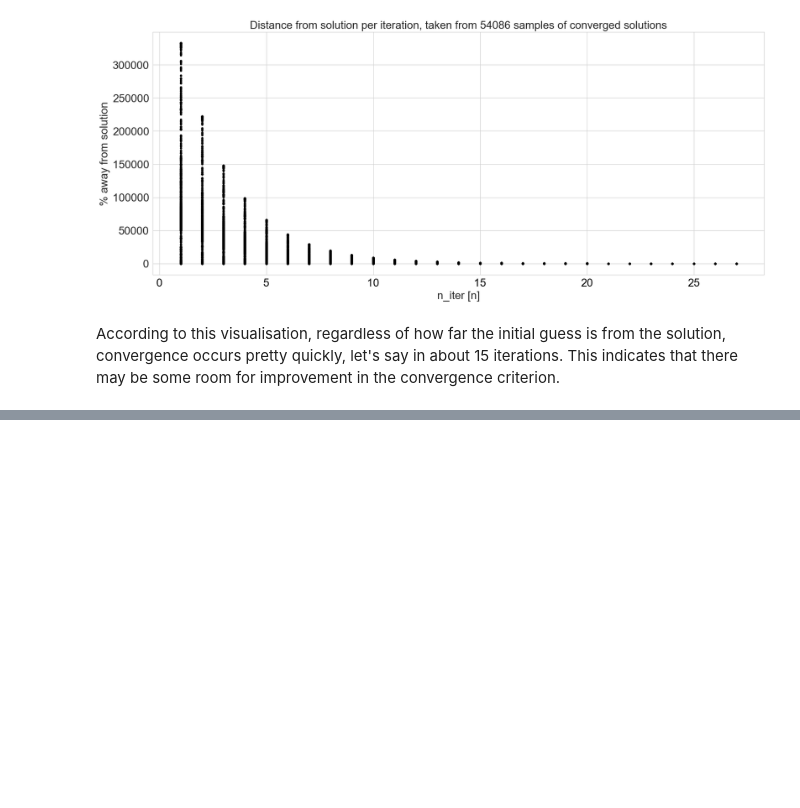
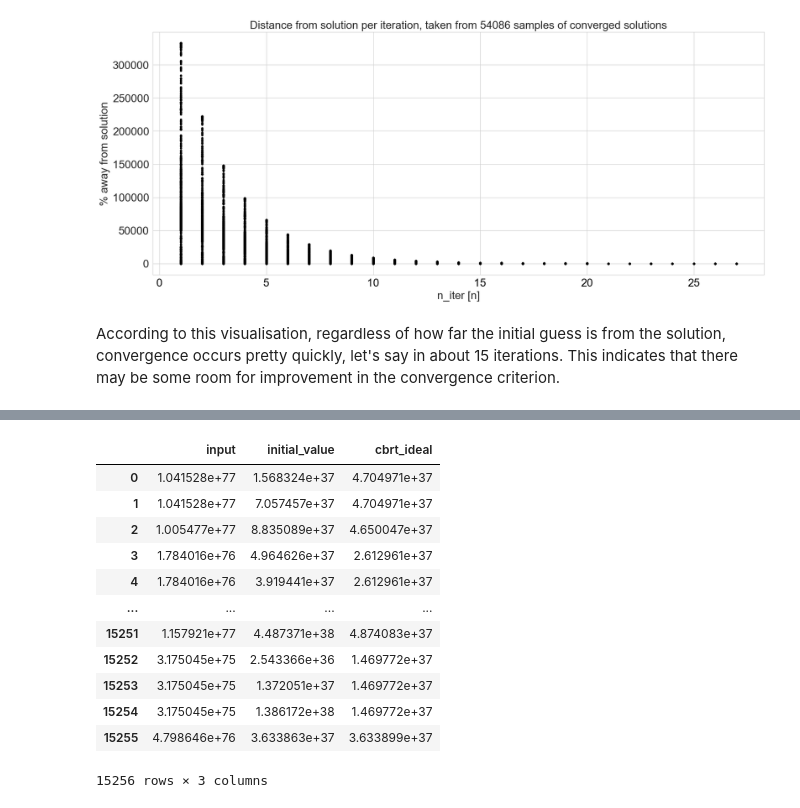
Before and after one commit to curvefi/tricrypto-ng, a Jupyter notebook: analysis/cbrt/report_cbrt.ipynb, the cells around one changed output, grey strips where cells are left out. Saved outputs shown, nothing was run; the diff lists cells and outputs as text; code cells hidden in the pictures; blank space fills up the shorter version.

Commit message:
refactor: add non_convergences analyses to a single notebook

```diff
--- a/analysis/cbrt/report_cbrt.ipynb
+++ b/analysis/cbrt/report_cbrt.ipynb
@@ -273,0 +286,18 @@ According to this visualisation, regardless of how far the initial guess is from
+# %%
+non_convergences = subset_data[(subset_data.niter == 100) & (subset_data.cbrt_implementation == -1) & (subset_data.cbrt_iter_0 == -1)].reset_index(drop=True)
+non_convergences = non_convergences[["input", "initial_value", "cbrt_ideal"]]
+non_convergences
+# %% [output]
+|  | input | initial_value | cbrt_ideal |
+| 0 | 1.041528e+77 | 1.568324e+37 | 4.704971e+37 |
+| 1 | 1.041528e+77 | 7.057457e+37 | 4.704971e+37 |
+| 2 | 1.005477e+77 | 8.835089e+37 | 4.650047e+37 |
+| 3 | 1.784016e+76 | 4.964626e+37 | 2.612961e+37 |
+| 4 | 1.784016e+76 | 3.919441e+37 | 2.612961e+37 |
+| ... | ... | ... | ... |
+| 15251 | 1.157921e+77 | 4.487371e+38 | 4.874083e+37 |
+| 15252 | 3.175045e+75 | 2.543366e+36 | 1.469772e+37 |
+| 15253 | 3.175045e+75 | 1.372051e+37 | 1.469772e+37 |
+| 15254 | 3.175045e+75 | 1.386172e+38 | 1.469772e+37 |
+| 15255 | 4.798646e+76 | 3.633863e+37 | 3.633899e+37 |
+15256 rows × 3 columns
```
Also changed, not shown: parts of 6 cells of this notebook, 1 other file.
